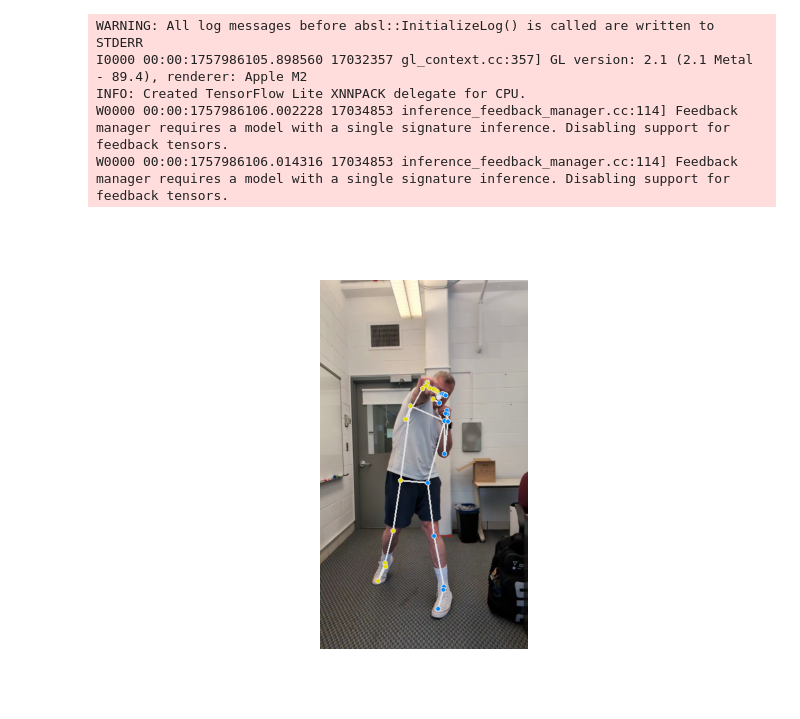
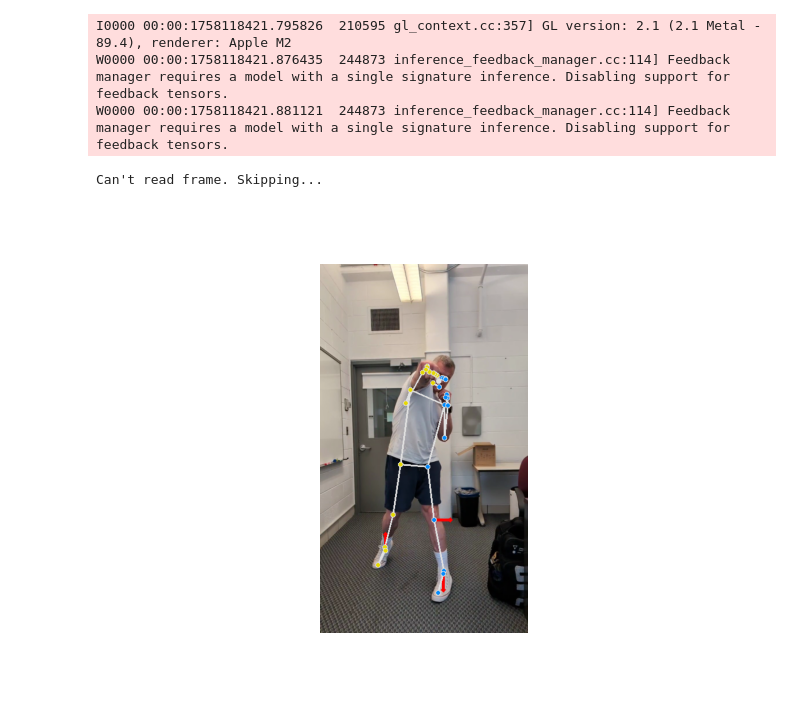
Before and after one commit to dhruvgargj5/boxing_dynamics, a Jupyter notebook: explore.ipynb, the cells around one changed output. Drawn from its saved outputs; the diff is of its cells as text; code cells hidden in the pictures.

```diff
--- a/explore.ipynb
+++ b/explore.ipynb
@@ -80,7 +80,7 @@ def draw_landmarks_on_image(rgb_image, detection_result):
     return annotated_image
 # %%
 model_path = "assets/pose_landmarker_lite.task"
-video_path = "media/slowmo/jab_front_side_rear.mp4"
+video_path = "media/realspeed/jab_front_side_rear.mp4"
 options = PoseLandmarkerOptions(
     base_options=BaseOptions(model_asset_path=model_path),
     running_mode=VisionRunningMode.VIDEO,
@@ -90,11 +90,10 @@ pose_landmarker_results = get_landmarker_results_from_video(
     video_path, options, end_time_ms=25 * 1e3
 )
 # %% [output]
-WARNING: All log messages before absl::InitializeLog() is called are written to STDERR
-I0000 00:00:1757986105.898560 17032357 gl_context.cc:357] GL version: 2.1 (2.1 Metal - 89.4), renderer: Apple M2
-INFO: Created TensorFlow Lite XNNPACK delegate for CPU.
-W0000 00:00:1757986106.002228 17034853 inference_feedback_manager.cc:114] Feedback manager requires a model with a single signature inference. Disabling support for feedback tensors.
-W0000 00:00:1757986106.014316 17034853 inference_feedback_manager.cc:114] Feedback manager requires a model with a single signature inference. Disabling support for feedback tensors.
+I0000 00:00:1758118421.795826  210595 gl_context.cc:357] GL version: 2.1 (2.1 Metal - 89.4), renderer: Apple M2
+W0000 00:00:1758118421.876435  244873 inference_feedback_manager.cc:114] Feedback manager requires a model with a single signature inference. Disabling support for feedback tensors.
+W0000 00:00:1758118421.881121  244873 inference_feedback_manager.cc:114] Feedback manager requires a model with a single signature inference. Disabling support for feedback tensors.
+Can't read frame. Skipping...
 # %%
 first_frame = pose_landmarker_results[0]["original_frame"]
 height, width, _ = first_frame.shape
@@ -134,31 +169,59 @@ for frame_data in pose_landmarker_results:
     out.write(side_by_side_bgr)
 out.release()
 # %%
-results_dict = pose_landmarker_results[100]
-landmarkers = results_dict["landmarker_results"]
-original_frame = results_dict["original_frame"]
-height, width, _ = original_frame.shape
+frame_idx = 100
+landmarkers = pose_landmarker_results[frame_idx]["landmarker_results"]
+original_frame_bgr = pose_landmarker_results[frame_idx][
+    "original_frame"
+].copy()
+height, width, _ = original_frame_bgr.shape
 force_x_img, force_y_img = (
     int(landmarkers.pose_landmarks[0][25].x * width),
     int(landmarkers.pose_landmarks[0][25].y * height),
 )
 cv2.arrowedLine(
-    original_frame,
+    original_frame_bgr,
     pt1=(force_x_img, force_y_img),
     pt2=(force_x_img + 30, force_y_img),
     color=(0, 0, 255),
-    thickness=1,
+    thickness=4,
 )
-original_frame_rgb = cv2.cvtColor(original_frame, cv2.COLOR_BGR2RGB)
+force_x_img, force_y_img = (
+    int(landmarkers.pose_landmarks[0][30].x * width),
+    int(landmarkers.pose_landmarks[0][30].y * height),
+)
+cv2.arrowedLine(
+    original_frame_bgr,
+    pt1=(force_x_img, force_y_img),
+    pt2=(force_x_img, force_y_img - 30),
+    color=(0, 0, 255),
+    thickness=4,
+)
+
+force_x_img, force_y_img = (
+    int(landmarkers.pose_landmarks[0][29].x * width),
+    int(landmarkers.pose_landmarks[0][29].y * height),
+)
+cv2.arrowedLine(
+    original_frame_bgr,
+    pt1=(force_x_img, force_y_img),
+    pt2=(force_x_img, force_y_img + 30),
+    color=(0, 0, 255),
+    thickness=4,
+)
+
+original_frame_rgb = cv2.cvtColor(
+    original_frame_bgr, cv2.COLOR_BGR2RGB
+)
 annotated_frame = draw_landmarks_on_image(
     original_frame_rgb,
     landmarkers,
 )
 plt.close("all")
 plt.imshow(annotated_frame)
 plt.axis("off")  # hide axes
 plt.show()
 # %% [output]
-[figure, old version]
+[figure, new version]
 # %%
 plt.close("all")
```
Also changed, not shown: parts of 2 cells of this notebook.
